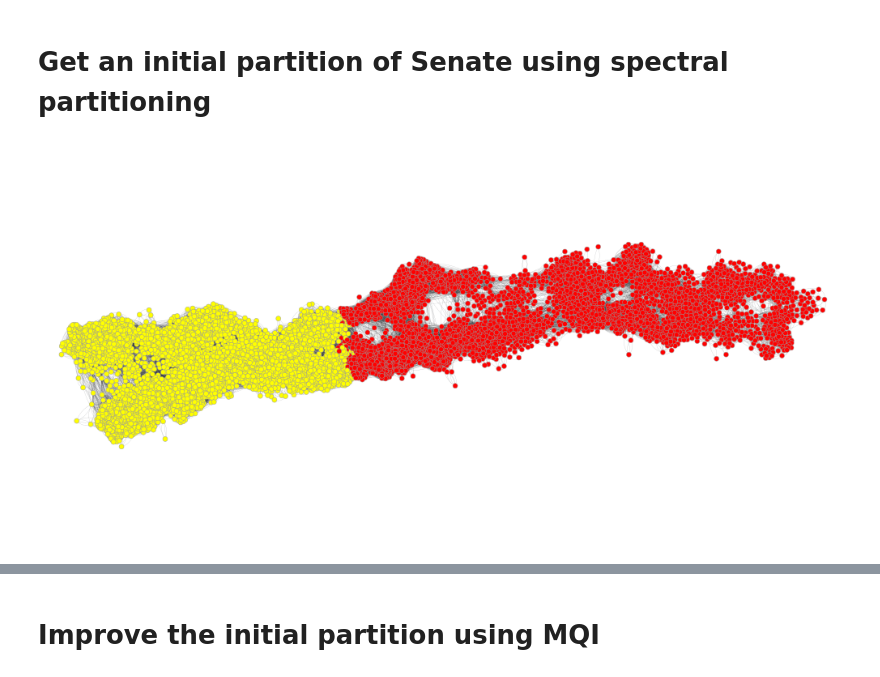
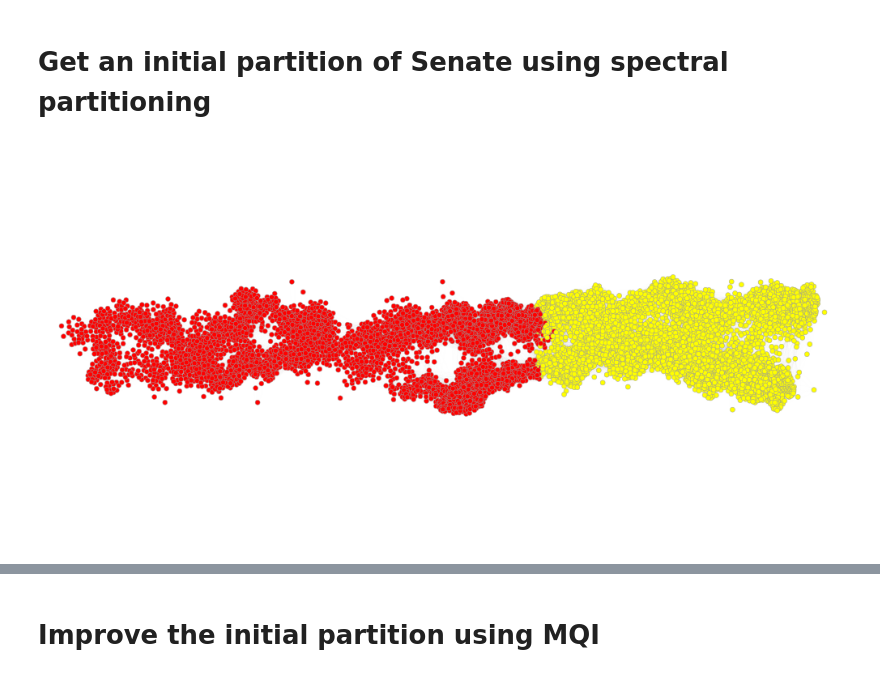
Before and after one commit to kfoynt/LocalGraphClustering, a Jupyter notebook: notebooks/improveType_algorithms_with_visualization.ipynb, the cells around one changed output, grey strips where cells are left out. Saved outputs shown, nothing was run; the diff lists cells and outputs as text; code cells hidden in the pictures.

Commit message:
fixed senate layout

```diff
--- a/notebooks/improveType_algorithms_with_visualization.ipynb
+++ b/notebooks/improveType_algorithms_with_visualization.ipynb
@@ -301,32 +302,39 @@ g_gtool = load_graph("./datasets/senate.graphml")
 
 remove_self_loops(g_gtool)
 
 # Compute a layout for the graph.
-pos = sfdp_layout(g_gtool, gamma=10.0, mu=10.0, mu_p=10.0, verbose = False)
+#pos = sfdp_layout(g_gtool, gamma=10.0, mu=10.0, mu_p=10.0, verbose = False)
+
+coordinates = pickle.load( open( "./datasets/senate_pos.p", "rb" ) )
+
+pos = g_gtool.new_vertex_property("vector<double>")
+for i in range(g._num_vertices):
+    pos[i] = coordinates[g_gtool.vertex(i)]
 
 # Plot solutions for rounded eigenvector
 temp = np.zeros(g._num_vertices) + 0.00001
 
 eig2_rounded_c = diff(range(g._num_vertices), eig2_rounded)
 
 temp[eig2_rounded] = 6
 temp[eig2_rounded_c] = 6
 
 node_size = g_gtool.new_vertex_property("double",temp)
 
 temp = ["black" for x in range(g._num_vertices)]
 
 for i in eig2_rounded:
     temp[i] = "yellow"
 for i in eig2_rounded_c:
     temp[i] = "red"
 
 node_colours = g_gtool.new_vertex_property("string",temp)
 
 graph_draw(g_gtool, pos, output_size=(1000, 500),
            vertex_size=node_size,
            vertex_fill_color=node_colours,
            vorder=node_size,
+           edge_color = [0.0, 0, 0, 0.05],
            edge_pen_width=0.1)
 # %% [output]
-[figure, old version]
+[figure, new version]
```
Also changed, not shown: parts of 13 cells of this notebook, 4 other files.
